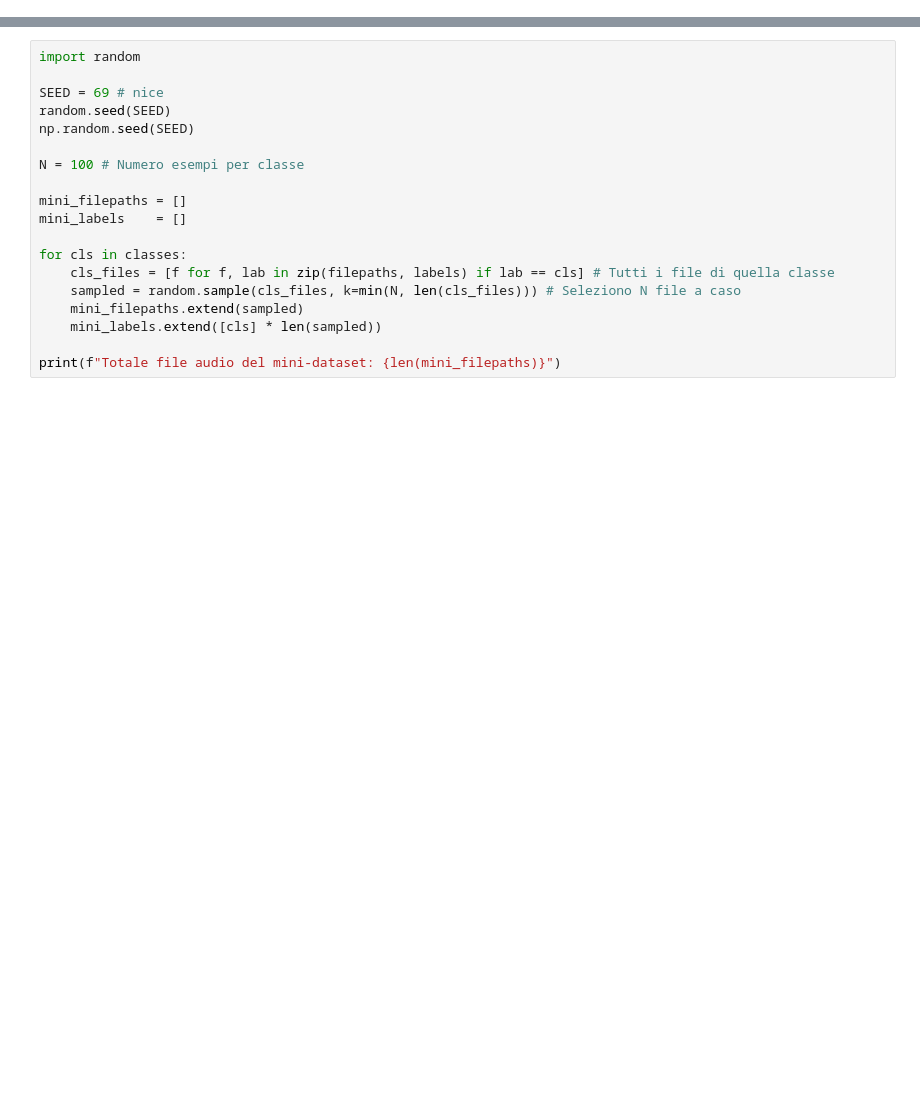
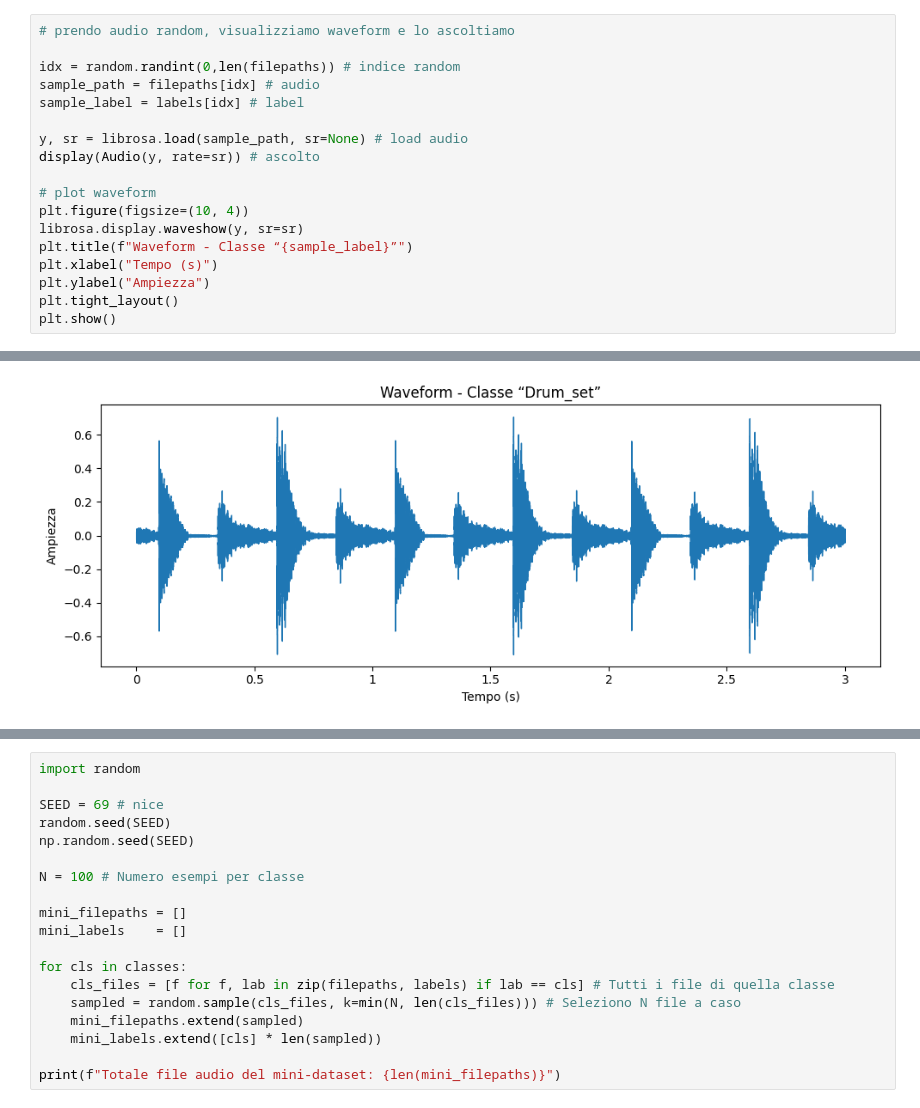
Before and after one commit to tommasosenatori/AIEA, a Jupyter notebook: Prova1.ipynb, the cells around one changed output, grey strips where cells are left out. Drawn from its saved outputs; the diff is of its cells as text; blank space fills up the shorter version.

```diff
--- a/Prova1.ipynb
+++ b/Prova1.ipynb
@@ -80,0 +132,19 @@ Violin: 500
+# %%
+# prendo audio random, visualizziamo waveform e lo ascoltiamo
+
+idx = random.randint(0,len(filepaths)) # indice random
+sample_path = filepaths[idx] # audio
+sample_label = labels[idx] # label
+
+y, sr = librosa.load(sample_path, sr=None) # load audio
+display(Audio(y, rate=sr)) # ascolto
+
+# plot waveform
+plt.figure(figsize=(10, 4))
+librosa.display.waveshow(y, sr=sr)
+plt.title(f"Waveform - Classe “{sample_label}”")
+plt.xlabel("Tempo (s)")
+plt.ylabel("Ampiezza")
+plt.tight_layout()
+plt.show()
+# %% [output]
@@ -80,0 +152 @@ Violin: 500
+[figure, added]
```
Also changed, not shown: parts of 18 cells of this notebook.
